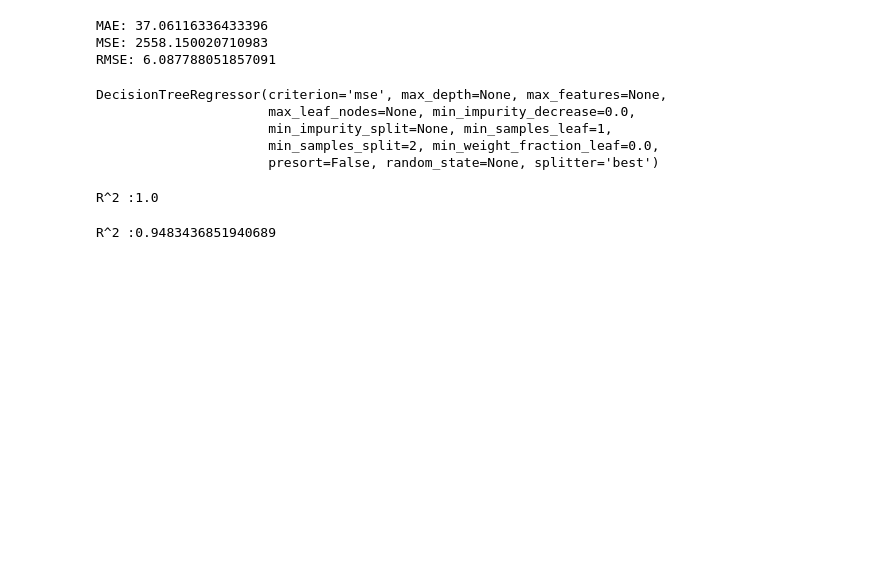
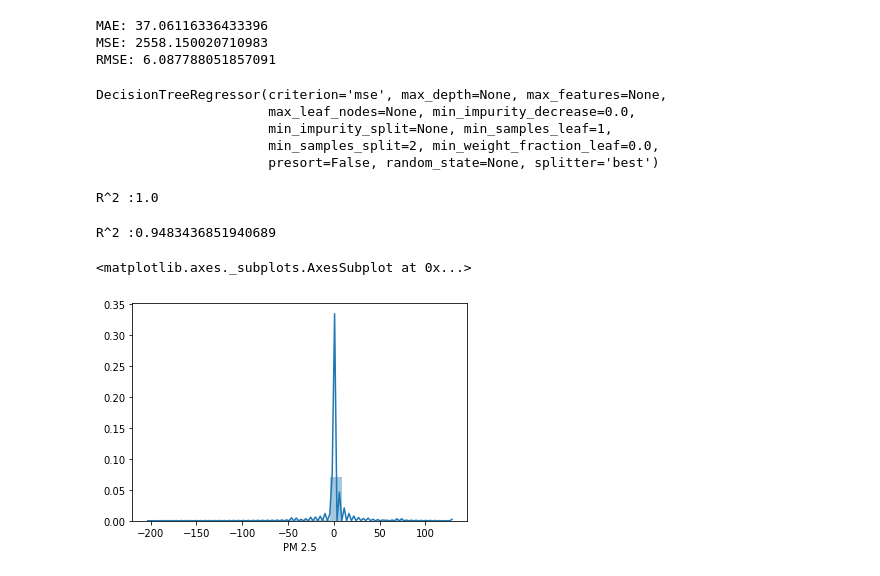
Before and after one commit to Tarun-joy/Pridicting_Air_Quality_ML, a Jupyter notebook: AQIDelhi.ipynb, the cells around one changed output. Drawn from its saved outputs; the diff is of its cells as text; code cells hidden in the pictures; blank space fills up the shorter version.

```diff
--- a/AQIDelhi.ipynb
+++ b/AQIDelhi.ipynb
@@ -538,3 +540,8 @@ R^2 :1.0
 print("R^2 :{}".format(dtr.score(X_test,y_test)))
 # %% [output]
 R^2 :0.9483436851940689
+# %%
+sns.distplot(y_test-dtrpred)
+# %% [output]
+<matplotlib.axes._subplots.AxesSubplot at 0x...>
+[figure, added]
```
Also changed, not shown: parts of 5 cells of this notebook.
